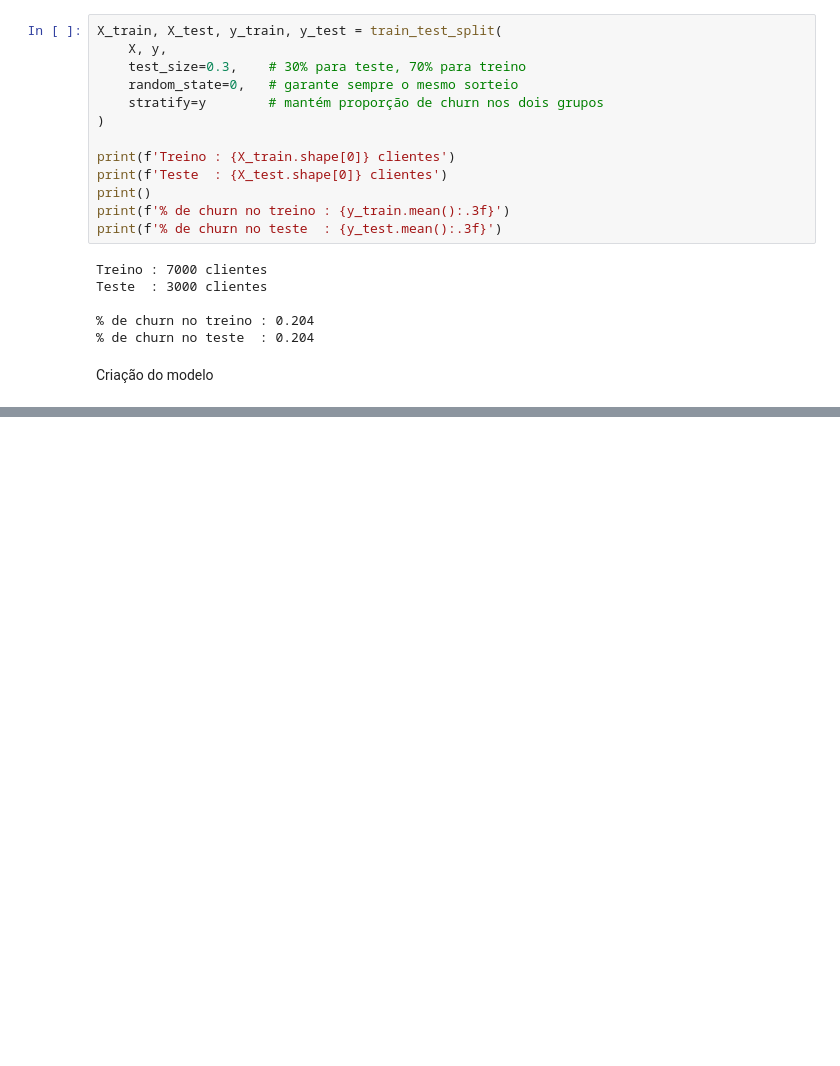
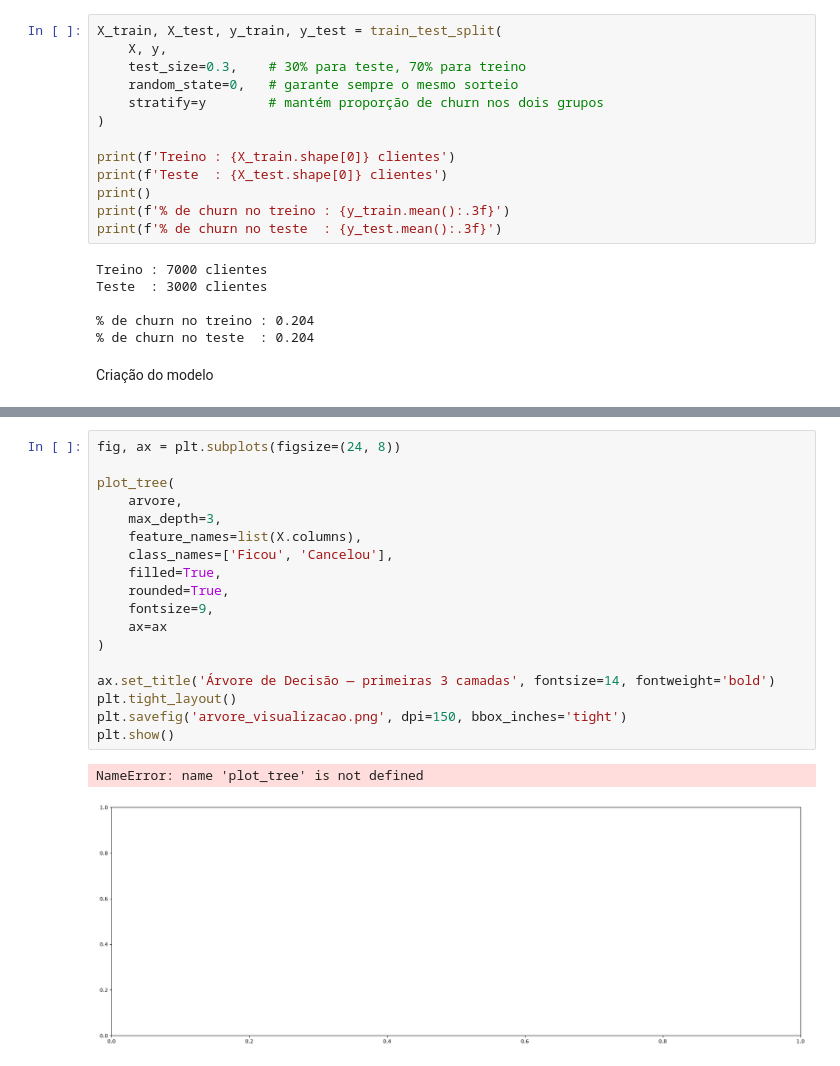
Before and after one commit to Italo27-py/Semana-6, a Jupyter notebook: Projeto2.ipynb, the cells around one changed output, grey strips where cells are left out. Drawn from its saved outputs; the diff is of its cells as text; blank space fills up the shorter version.

```diff
--- a/Projeto2.ipynb
+++ b/Projeto2.ipynb
@@ -134,0 +246,21 @@ Número de folhas   : 31
+# %%
+fig, ax = plt.subplots(figsize=(24, 8))
+
+plot_tree(
+    arvore,
+    max_depth=3,
+    feature_names=list(X.columns),
+    class_names=['Ficou', 'Cancelou'],
+    filled=True,
+    rounded=True,
+    fontsize=9,
+    ax=ax
+)
+
+ax.set_title('Árvore de Decisão — primeiras 3 camadas', fontsize=14, fontweight='bold')
+plt.tight_layout()
+plt.savefig('arvore_visualizacao.png', dpi=150, bbox_inches='tight')
+plt.show()
+# %% [output]
+NameError: name 'plot_tree' is not defined
+[figure, added]
```
Also changed, not shown: parts of 14 cells of this notebook, 3 other files.
